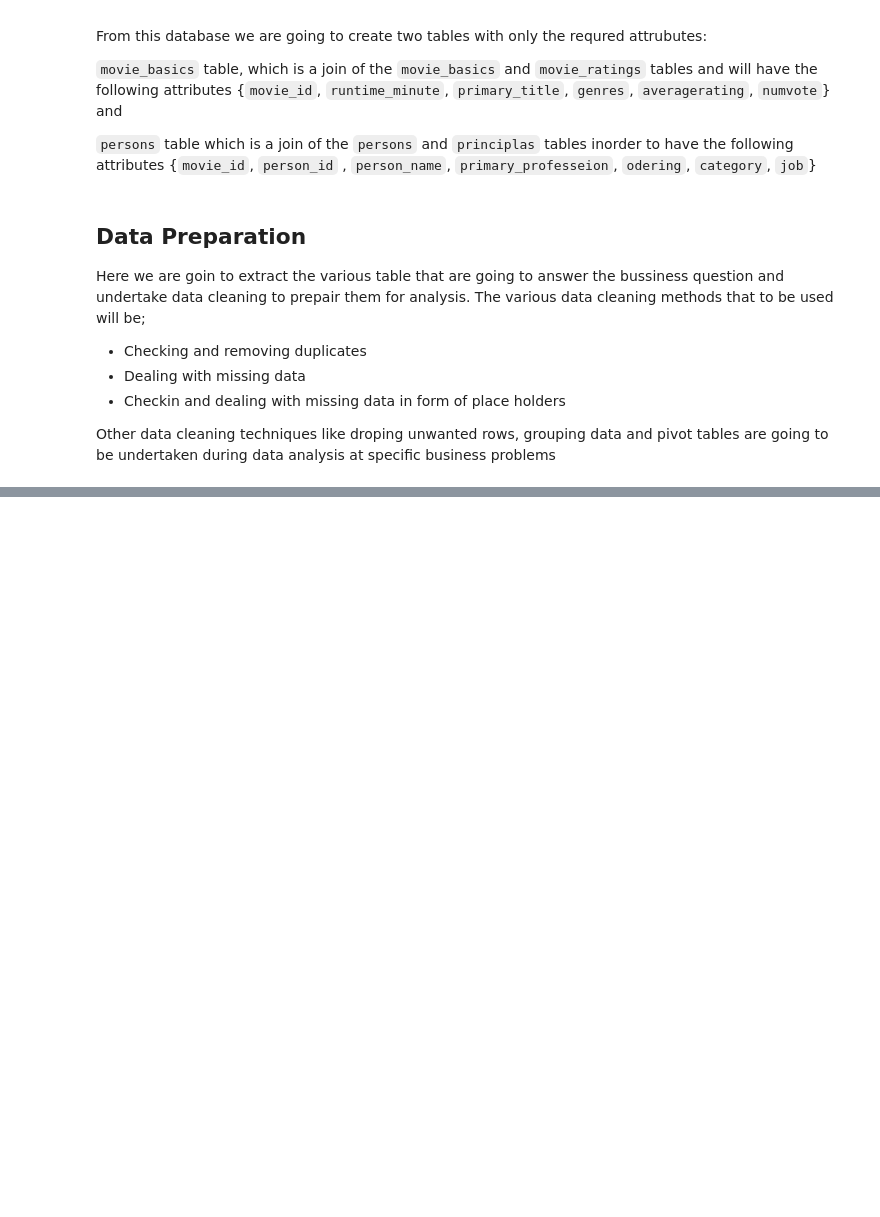
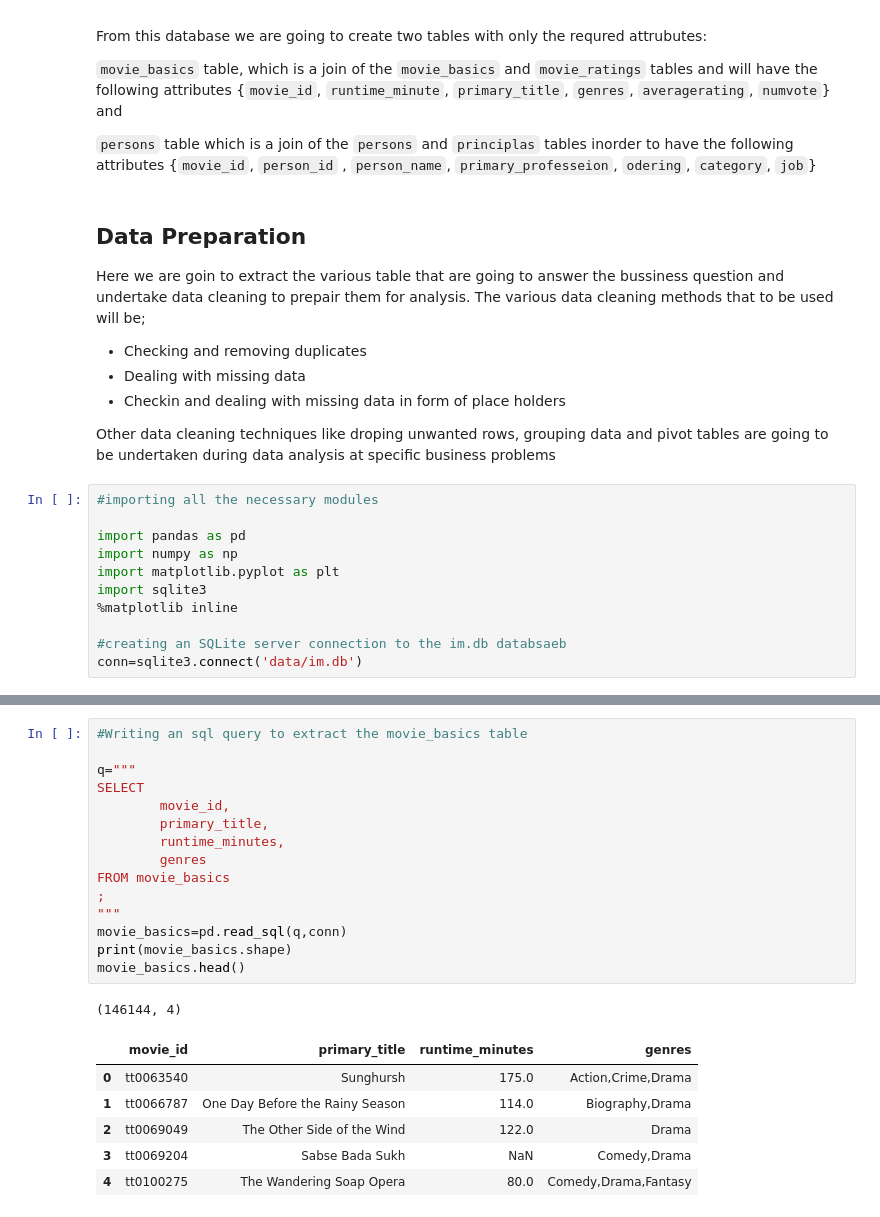
Before and after one commit to sha-ddie/Movies-Exploratory-Analysis, a Jupyter notebook: Student.ipynb, the cells around one changed output, grey strips where cells are left out. Drawn from its saved outputs; the diff is of its cells as text; blank space fills up the shorter version.

```diff
--- a/Student.ipynb
+++ b/Student.ipynb
@@ -64,3 +64,14 @@ Here we are goin to extract the various table that are going to answer the bussi
 - Checkin and dealing with missing data in form of place holders
 
 Other data cleaning techniques like droping unwanted rows, grouping data and pivot tables are going to be undertaken during data analysis at specific business problems
+# %%
+#importing all the necessary modules
+
+import pandas as pd
+import numpy as np
+import matplotlib.pyplot as plt
+import sqlite3
+%matplotlib inline
+
+#creating an SQLite server connection to the im.db databsaeb
+conn=sqlite3.connect('data/im.db')
@@ -66,0 +210,23 @@ Other data cleaning techniques like droping unwanted rows, grouping data and piv
+# %%
+#Writing an sql query to extract the movie_basics table
+
+q="""
+SELECT
+        movie_id,
+        primary_title,
+        runtime_minutes,
+        genres
+FROM movie_basics
+;
+"""
+movie_basics=pd.read_sql(q,conn)
+print(movie_basics.shape)
+movie_basics.head()
+# %% [output]
+(146144, 4)
+|  | movie_id | primary_title | runtime_minutes | genres |
+| 0 | tt0063540 | Sunghursh | 175.0 | Action,Crime,Drama |
+| 1 | tt0066787 | One Day Before the Rainy Season | 114.0 | Biography,Drama |
+| 2 | tt0069049 | The Other Side of the Wind | 122.0 | Drama |
+| 3 | tt0069204 | Sabse Bada Sukh | NaN | Comedy,Drama |
+| 4 | tt0100275 | The Wandering Soap Opera | 80.0 | Comedy,Drama,Fantasy |
```
Also changed, not shown: parts of 17 cells of this notebook.
